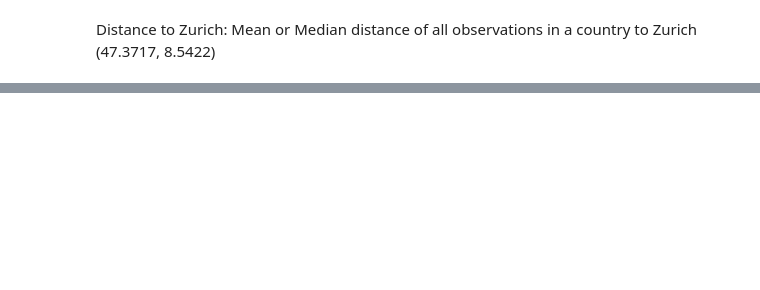
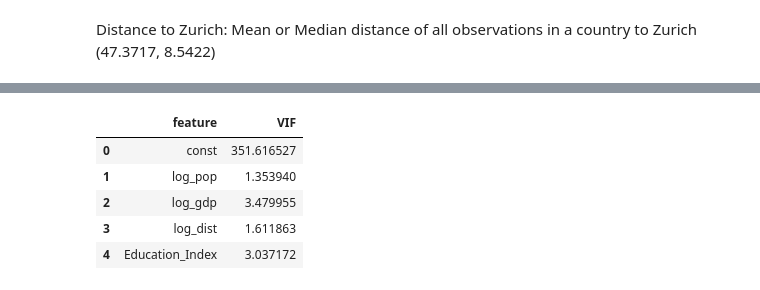
Before and after one commit to yannicknicolaswirz/Master_Thesis, a Jupyter notebook: Code/Part3_Regression.ipynb, the cells around one changed output, grey strips where cells are left out. Saved outputs shown, nothing was run; the diff lists cells and outputs as text; code cells hidden in the pictures; blank space fills up the shorter version.

```diff
--- a/Code/Part3_Regression.ipynb
+++ b/Code/Part3_Regression.ipynb
@@ -81,0 +205,5 @@ Population per country
+# %%
+X_ols = sm.add_constant(final_X)
+ols_model = sm.OLS(final_y, X_ols).fit()
+
+ols_model.summary()
@@ -81,0 +232,14 @@ Population per country
+# %%
+X_vif = sm.add_constant(final_X)
+
+vif_data = pd.DataFrame()
+vif_data["feature"] = X_vif.columns
+vif_data["VIF"] = [variance_inflation_factor(X_vif.values, i) for i in range(X_vif.shape[1])]
+vif_data
+# %% [output]
+|  | feature | VIF |
+| 0 | const | 351.616527 |
+| 1 | log_pop | 1.353940 |
+| 2 | log_gdp | 3.479955 |
+| 3 | log_dist | 1.611863 |
+| 4 | Education_Index | 3.037172 |
```
Also changed, not shown: parts of 11 cells of this notebook, 13 other files.
